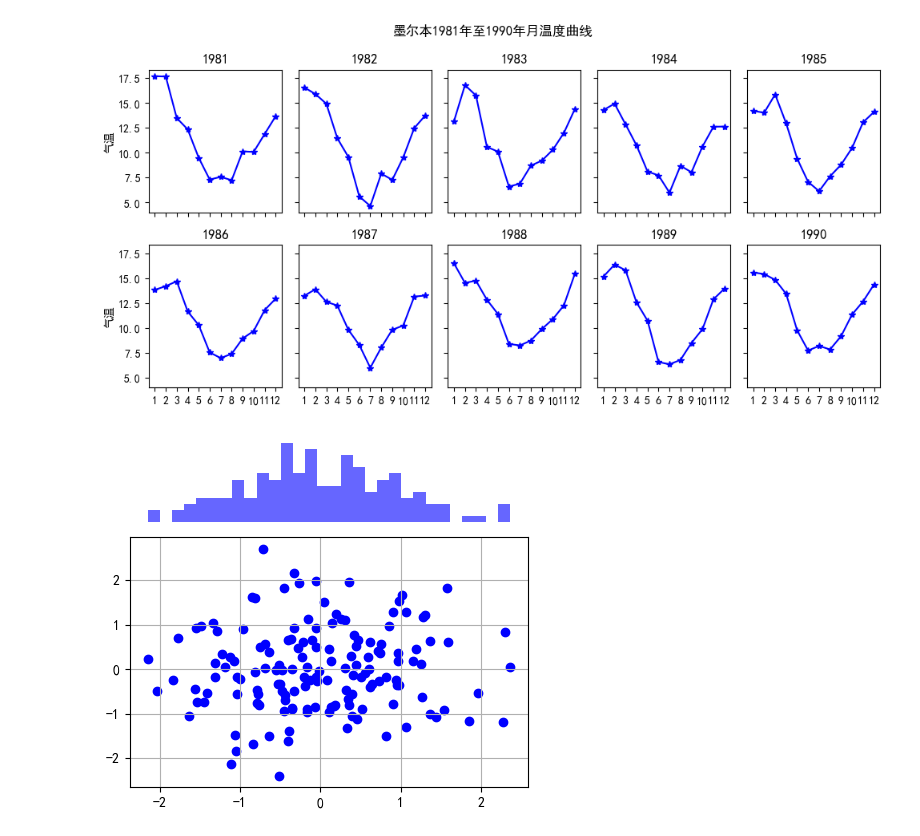
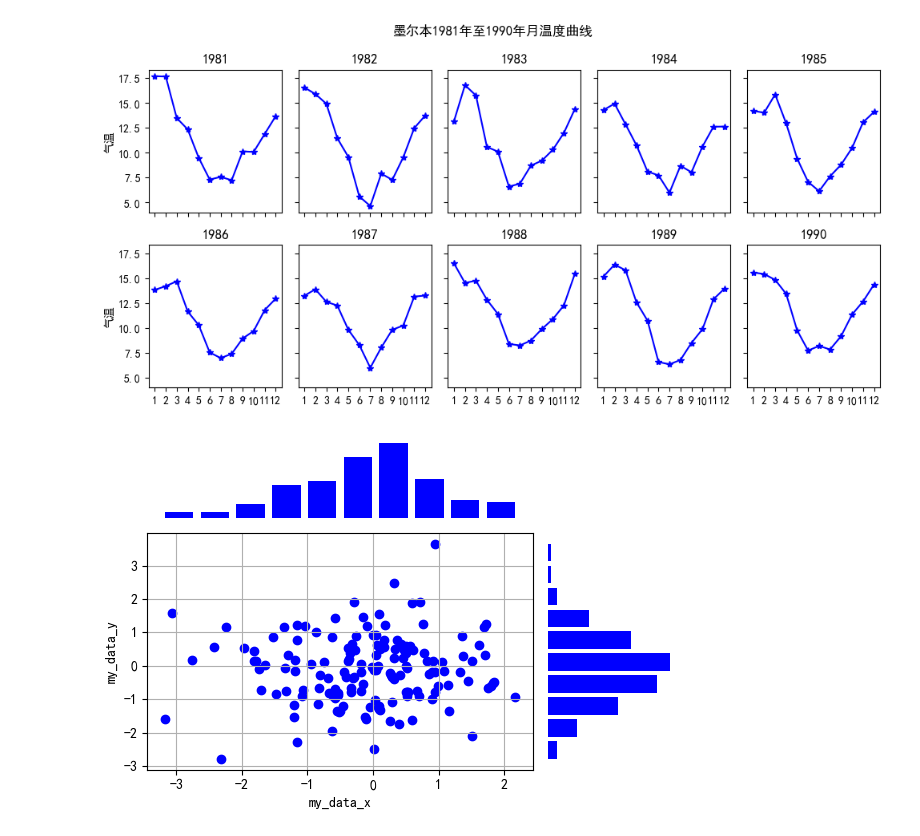
Before and after one commit to GGuo888/fantastic-matplotlib, a Jupyter notebook: practice/day03.ipynb, the cells around one changed output. Drawn from its saved outputs; the diff is of its cells as text; code cells hidden in the pictures.

```diff
--- a/practice/day03.ipynb
+++ b/practice/day03.ipynb
@@ -191,21 +192,28 @@ fig.tight_layout()
 # %% [output]
 [figure]
 # %%
+# 非均匀子图的绘制方法一 使用设置比例的方法
 x,y = np.random.randn(2,150)
 fig = plt.figure(figsize=(6,4))
 spec = fig.add_gridspec(nrows=2,ncols=2,width_ratios=[3,1],height_ratios=[1,3])
 
 # 绘制主图散点图
 ax1 = fig.add_subplot(spec[1,0])
 ax1.scatter(x,y,color='b')
+ax1.set_xlabel('my_data_x')
+ax1.set_ylabel('my_data_y')
 ax1.grid(True)
 
 # 绘制x轴直方图
 ax_x = fig.add_subplot(spec[0,0])
-ax_x.hist(x,bins=30,color='b',alpha=0.6)
+ax_x.hist(x,bins=10,color='b',rwidth=0.8)
 ax_x.axis('off')
 
+# 绘制y轴直方图
+ax_y = fig.add_subplot(spec[1,1])
+ax_y.hist(y,bins=10,color='b',orientation='horizontal',rwidth=0.8)
+ax_y.axis('off')
 
 fig.tight_layout()
 # %% [output]
-[figure, old version]
+[figure, new version]
```
Also changed, not shown: parts of 4 cells of this notebook, 1 other file.
